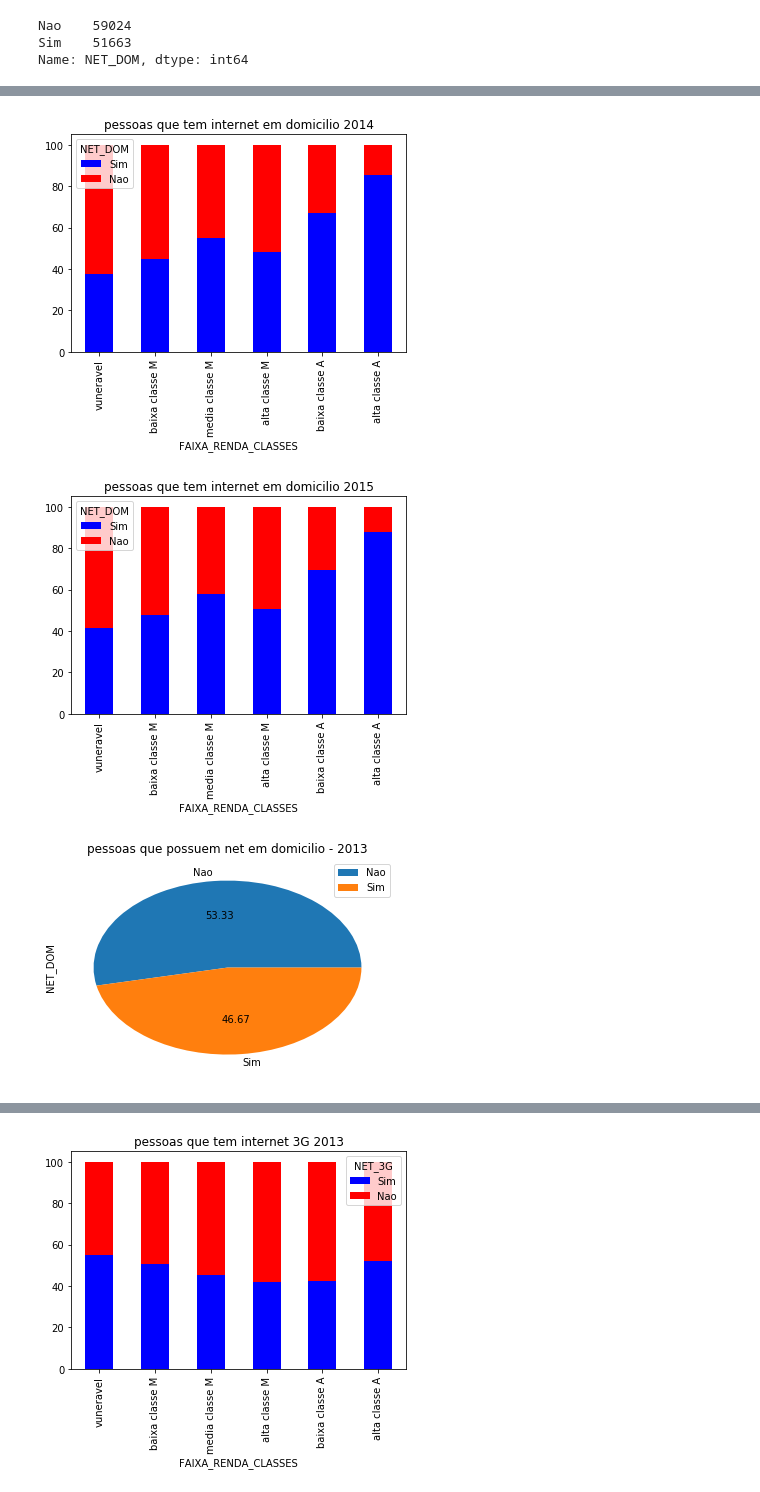
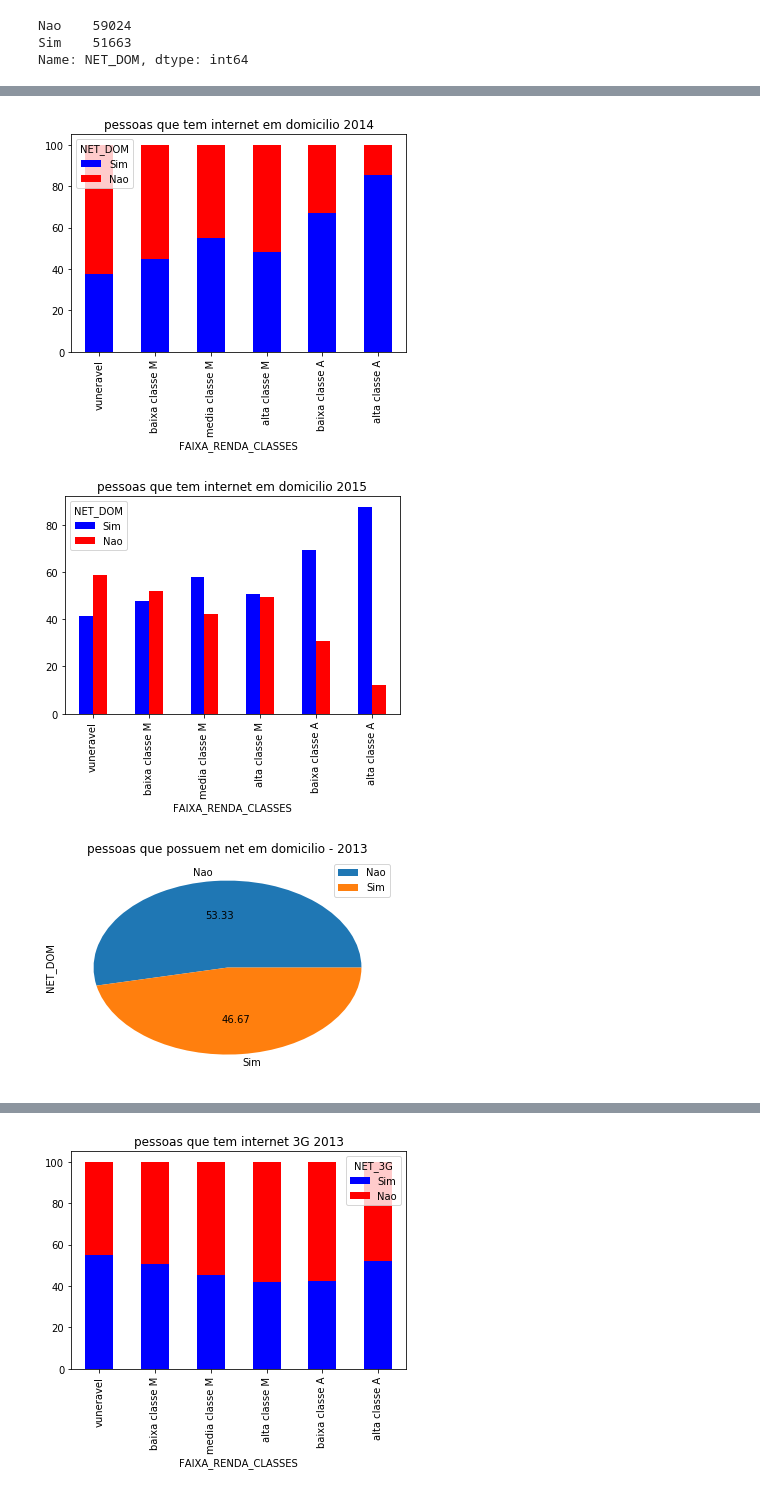
Before and after one commit to betofr1/Ciencia_dos_dados, a Jupyter notebook: Projeto1 Layout.ipynb, the cells around one changed output, grey strips where cells are left out. Cells and saved outputs as stored; diff of their text form; code cells hidden in the pictures.

```diff
--- a/Projeto1 Layout.ipynb
+++ b/Projeto1 Layout.ipynb
@@ -245,22 +245,25 @@ PN_TEL_2015 = DR_2015.NET_TEL.value_counts(normalize = True)*100
 # %%
 #comparando anos: NET DOMICILIO
 
 ct_renda_net_2013.plot(kind='bar', color=('blue', 'red'),legend=True,title = 'pessoas que tem internet em domicilio 2013', stacked = True)
 plt.show()
 ct_renda_net_2014.plot(kind='bar', color=('blue', 'red'),legend=True,title = 'pessoas que tem internet em domicilio 2014',stacked = True)
 plt.show()
-ct_renda_net_2015.plot(kind='bar', color=('blue', 'red'),legend=True,title = 'pessoas que tem internet em domicilio 2015', stacked = True)
+ct_renda_net_2015.plot(kind='bar', color=('blue', 'red'),legend=True,title = 'pessoas que tem internet em domicilio 2015', )
 plt.show()
 PND_2013.plot(kind='pie',autopct = '%0.2f',legend = True, title = 'pessoas que possuem net em domicilio - 2013') # em porcentagem
 plt.show()
 PND_2014.plot(kind='pie',autopct = '%0.2f',legend = True, title = 'pessoas que possuem net em domicilio - 2014') # em porcentagem
 plt.show()
 PND_2015.plot(kind='pie',autopct = '%0.2f',legend = True, title = 'pessoas que possuem net em domicilio - 2015') # em porcentagem
 plt.show()
+
+
+#  100% das pessoas do estudo tem net em domicilio
 # %% [output]
 [figure]
 [figure]
-[figure, old version]
+[figure, new version]
 [figure]
 [figure]
 [figure]
```
Also changed, not shown: parts of 1 cell of this notebook.
